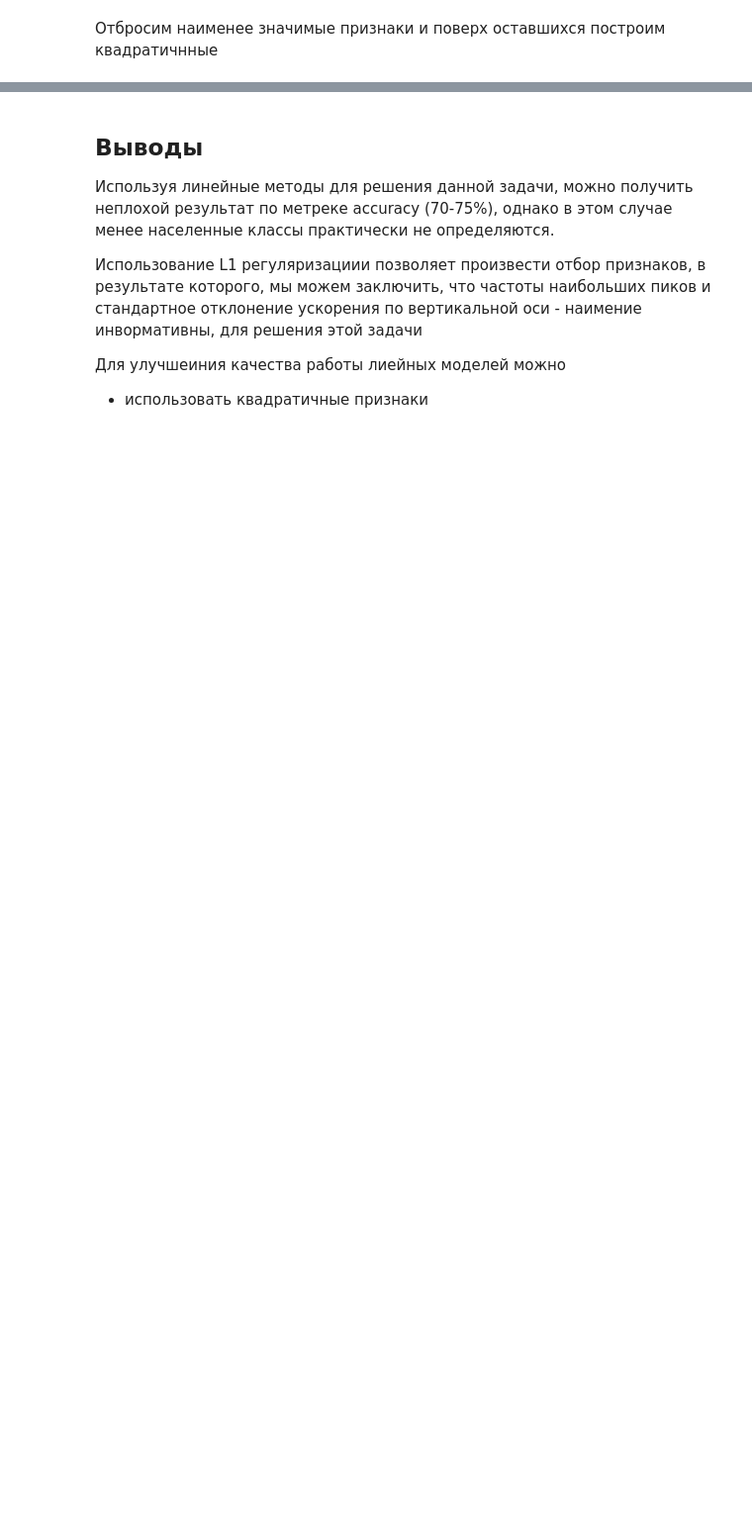
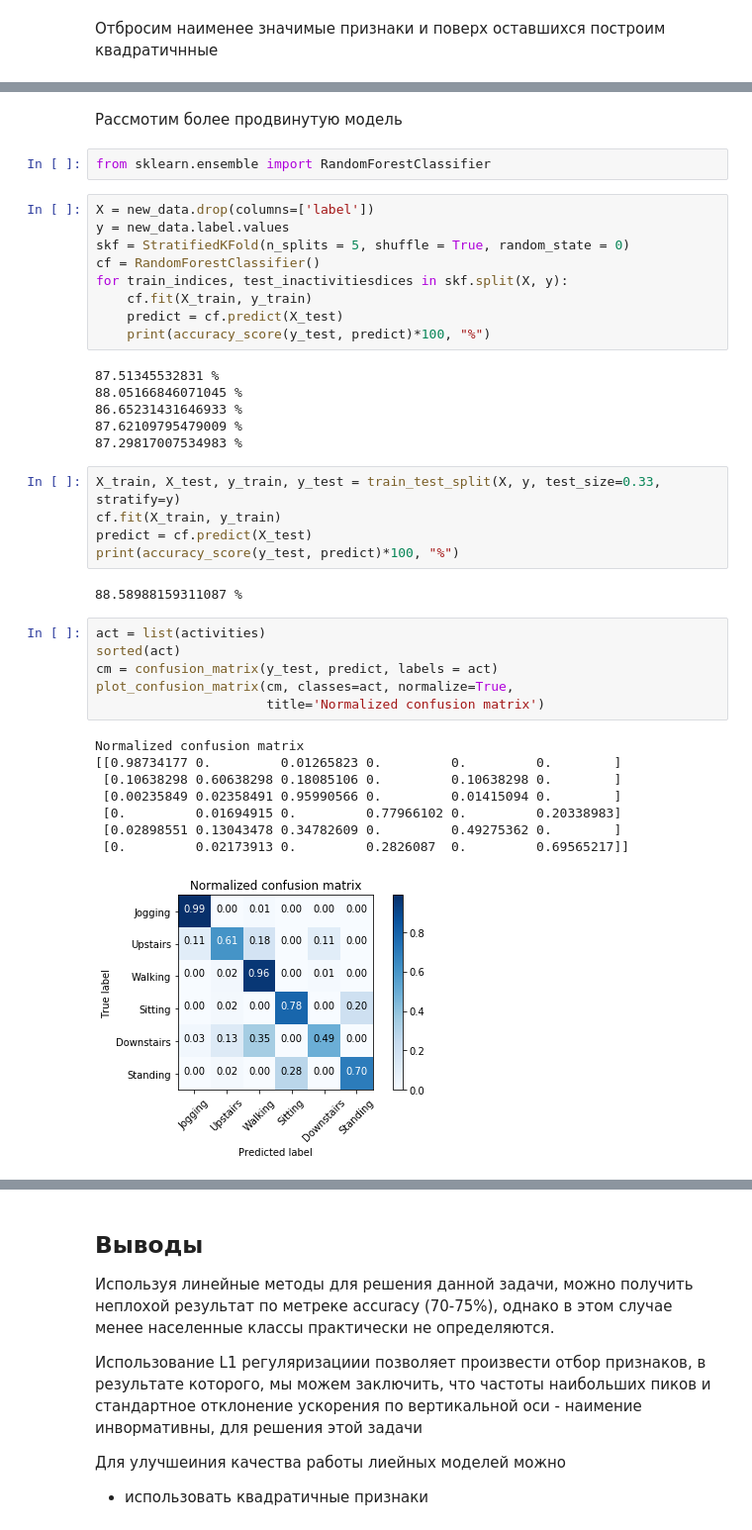
Before and after one commit to norrilsk/str_sht, a Jupyter notebook: Accelerometr.ipynb, the cells around one changed output, grey strips where cells are left out. Shown at 99% size. Drawn from its saved outputs; the diff is of its cells as text; blank space fills up the shorter version.

```diff
--- a/Accelerometr.ipynb
+++ b/Accelerometr.ipynb
@@ -454,0 +532,41 @@ for train_indices, test_indices in skf.split(X2, y):
+# %% [markdown]
+Рассмотим более продвинутую модель
+# %%
+from sklearn.ensemble import RandomForestClassifier
+# %%
+X = new_data.drop(columns=['label'])
+y = new_data.label.values
+skf = StratifiedKFold(n_splits = 5, shuffle = True, random_state = 0)
+cf = RandomForestClassifier()
+for train_indices, test_inactivitiesdices in skf.split(X, y):
+    cf.fit(X_train, y_train)
+    predict = cf.predict(X_test)
+    print(accuracy_score(y_test, predict)*100, "%")
+# %% [output]
+87.51345532831 %
+88.05166846071045 %
+86.65231431646933 %
+87.62109795479009 %
+87.29817007534983 %
+# %%
+X_train, X_test, y_train, y_test = train_test_split(X, y, test_size=0.33, stratify=y)
+cf.fit(X_train, y_train)
+predict = cf.predict(X_test)
+print(accuracy_score(y_test, predict)*100, "%")
+# %% [output]
+88.58988159311087 %
+# %%
+act = list(activities)
+sorted(act)
+cm = confusion_matrix(y_test, predict, labels = act)
+plot_confusion_matrix(cm, classes=act, normalize=True,
+                      title='Normalized confusion matrix')
+# %% [output]
+Normalized confusion matrix
+[[0.98734177 0.         0.01265823 0.         0.         0.        ]
+ [0.10638298 0.60638298 0.18085106 0.         0.10638298 0.        ]
+ [0.00235849 0.02358491 0.95990566 0.         0.01415094 0.        ]
+ [0.         0.01694915 0.         0.77966102 0.         0.20338983]
+ [0.02898551 0.13043478 0.34782609 0.         0.49275362 0.        ]
+ [0.         0.02173913 0.         0.2826087  0.         0.69565217]]
+[figure, added]
```
Also changed, not shown: parts of 26 cells of this notebook.
